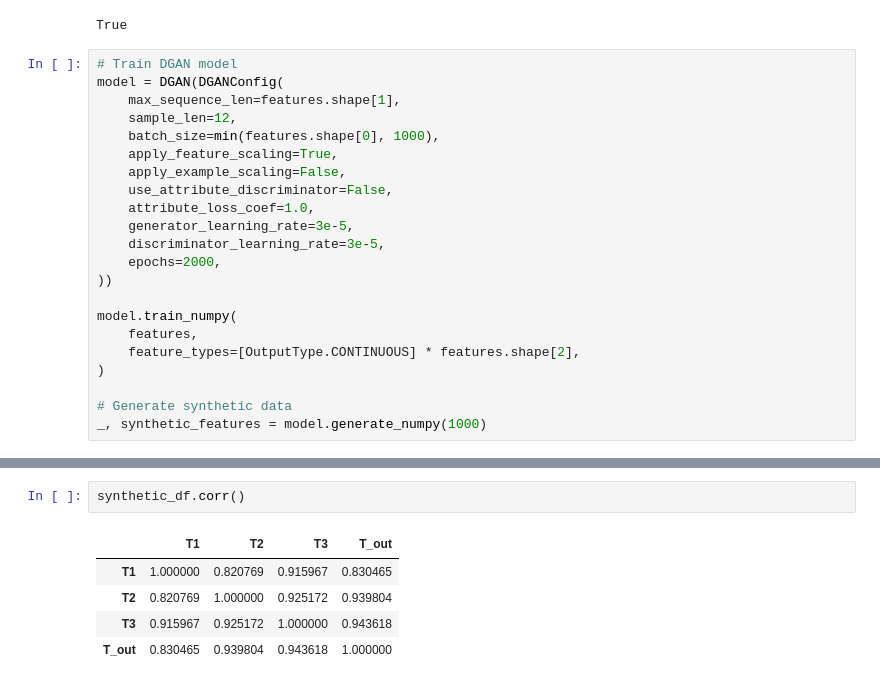
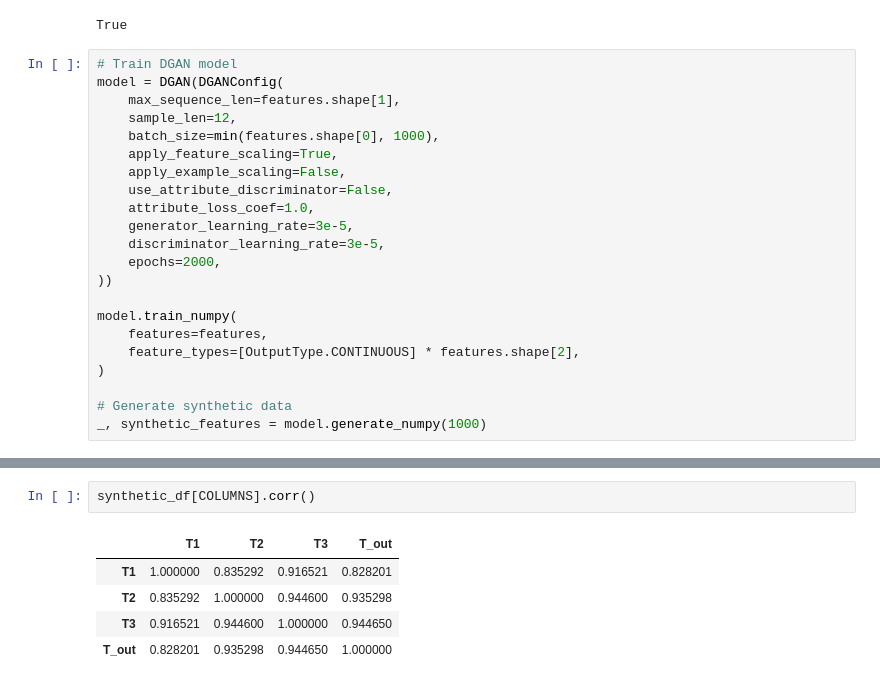
Before and after one commit to gretelai/public_research, a Jupyter notebook: oss_doppelganger/smart_home_sensors.ipynb, the cells around one changed output, grey strips where cells are left out. Saved outputs shown, nothing was run; the diff lists cells and outputs as text.

Commit message:
Update DoppelGANger notebooks for current gretel-synthetics version (#4)

```diff
--- a/oss_doppelganger/smart_home_sensors.ipynb
+++ b/oss_doppelganger/smart_home_sensors.ipynb
@@ -156,7 +154,7 @@ model = DGAN(DGANConfig(
 ))
 
 model.train_numpy(
-    features,
+    features=features,
     feature_types=[OutputType.CONTINUOUS] * features.shape[2],
 )
 
@@ -215,13 +195,13 @@ train_df.corr()
 | T3 | 0.892402 | 0.735245 | 1.000000 | 0.699417 |
 | T_out | 0.682846 | 0.792255 | 0.699417 | 1.000000 |
 # %%
-synthetic_df.corr()
+synthetic_df[COLUMNS].corr()
 # %% [output]
 |  | T1 | T2 | T3 | T_out |
-| T1 | 1.000000 | 0.820769 | 0.915967 | 0.830465 |
-| T2 | 0.820769 | 1.000000 | 0.925172 | 0.939804 |
-| T3 | 0.915967 | 0.925172 | 1.000000 | 0.943618 |
-| T_out | 0.830465 | 0.939804 | 0.943618 | 1.000000 |
+| T1 | 1.000000 | 0.835292 | 0.916521 | 0.828201 |
+| T2 | 0.835292 | 1.000000 | 0.944600 | 0.935298 |
+| T3 | 0.916521 | 0.944600 | 1.000000 | 0.944650 |
+| T_out | 0.828201 | 0.935298 | 0.944650 | 1.000000 |
 # %%
 for i, c in enumerate(COLUMNS):
     real_autocorr = get_autocorr(features[:,:,i])
```
Also changed, not shown: parts of 8 cells of this notebook, 2 other files.
